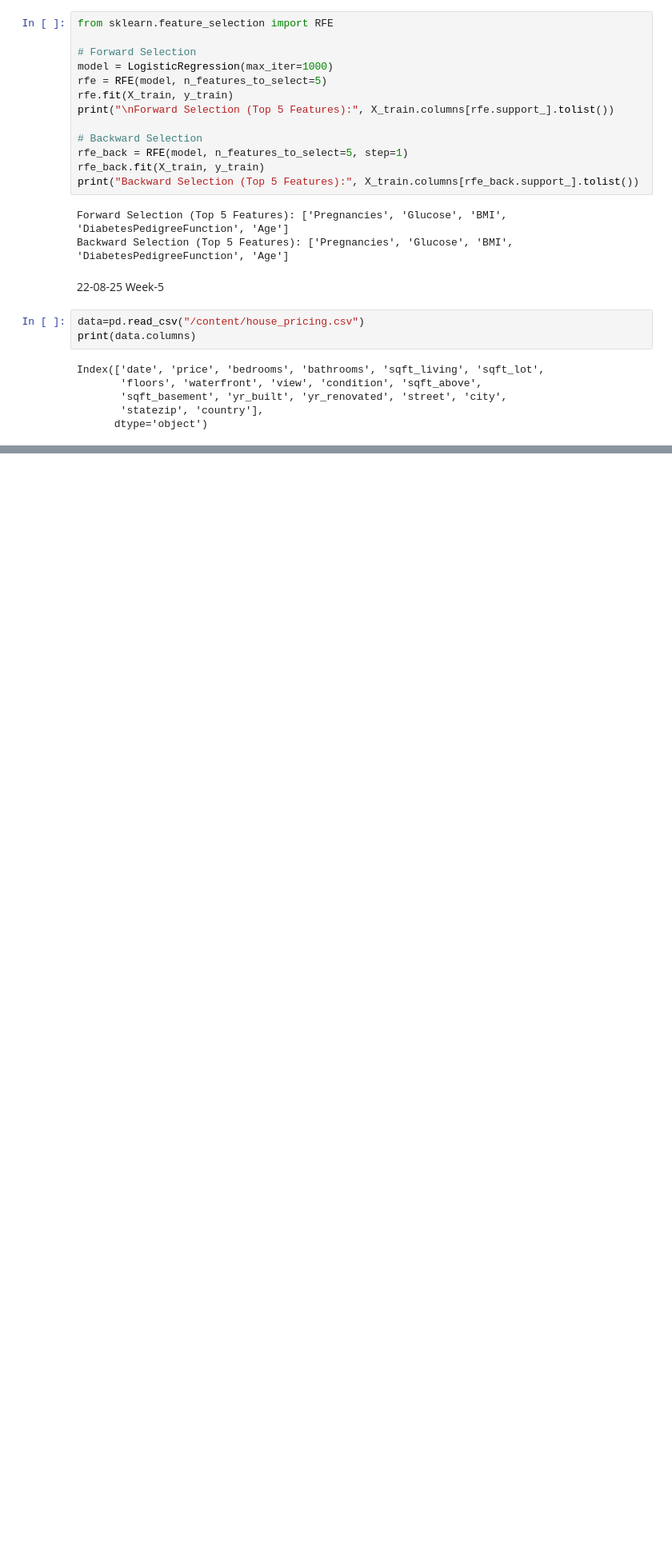
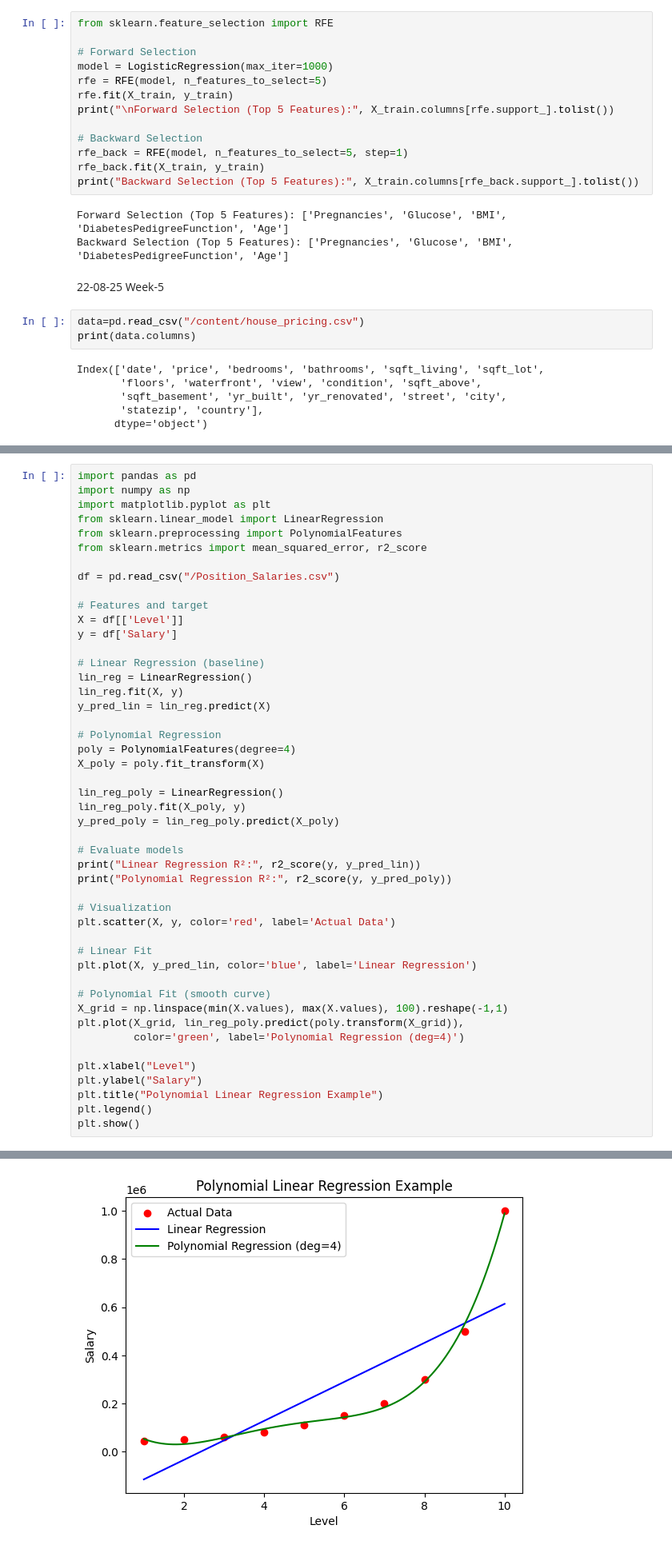
Before and after one commit to ramaraghava13/Machine-Learning, a Jupyter notebook: Ml_lab.ipynb, the cells around one changed output, grey strips where cells are left out. Shown: that part at 80% size. Drawn from its saved outputs; the diff is of its cells as text; blank space fills up the shorter version.

```diff
--- a/Ml_lab.ipynb
+++ b/Ml_lab.ipynb
@@ -745,0 +833,48 @@ Adjusted R2: 0.5867030116502555
+# %%
+import pandas as pd
+import numpy as np
+import matplotlib.pyplot as plt
+from sklearn.linear_model import LinearRegression
+from sklearn.preprocessing import PolynomialFeatures
+from sklearn.metrics import mean_squared_error, r2_score
+
+df = pd.read_csv("/Position_Salaries.csv")
+
+# Features and target
+X = df[['Level']]
+y = df['Salary']
+
+# Linear Regression (baseline)
+lin_reg = LinearRegression()
+lin_reg.fit(X, y)
+y_pred_lin = lin_reg.predict(X)
+
+# Polynomial Regression
+poly = PolynomialFeatures(degree=4)
+X_poly = poly.fit_transform(X)
+
+lin_reg_poly = LinearRegression()
+lin_reg_poly.fit(X_poly, y)
+y_pred_poly = lin_reg_poly.predict(X_poly)
+
+# Evaluate models
+print("Linear Regression R²:", r2_score(y, y_pred_lin))
+print("Polynomial Regression R²:", r2_score(y, y_pred_poly))
+
+# Visualization
+plt.scatter(X, y, color='red', label='Actual Data')
+
+# Linear Fit
+plt.plot(X, y_pred_lin, color='blue', label='Linear Regression')
+
+# Polynomial Fit (smooth curve)
+X_grid = np.linspace(min(X.values), max(X.values), 100).reshape(-1,1)
+plt.plot(X_grid, lin_reg_poly.predict(poly.transform(X_grid)),
+         color='green', label='Polynomial Regression (deg=4)')
+
+plt.xlabel("Level")
+plt.ylabel("Salary")
+plt.title("Polynomial Linear Regression Example")
+plt.legend()
+plt.show()
+# %% [output]
@@ -745,0 +883 @@ Adjusted R2: 0.5867030116502555
+[figure, added]
```
Also changed, not shown: parts of 6 cells of this notebook.
